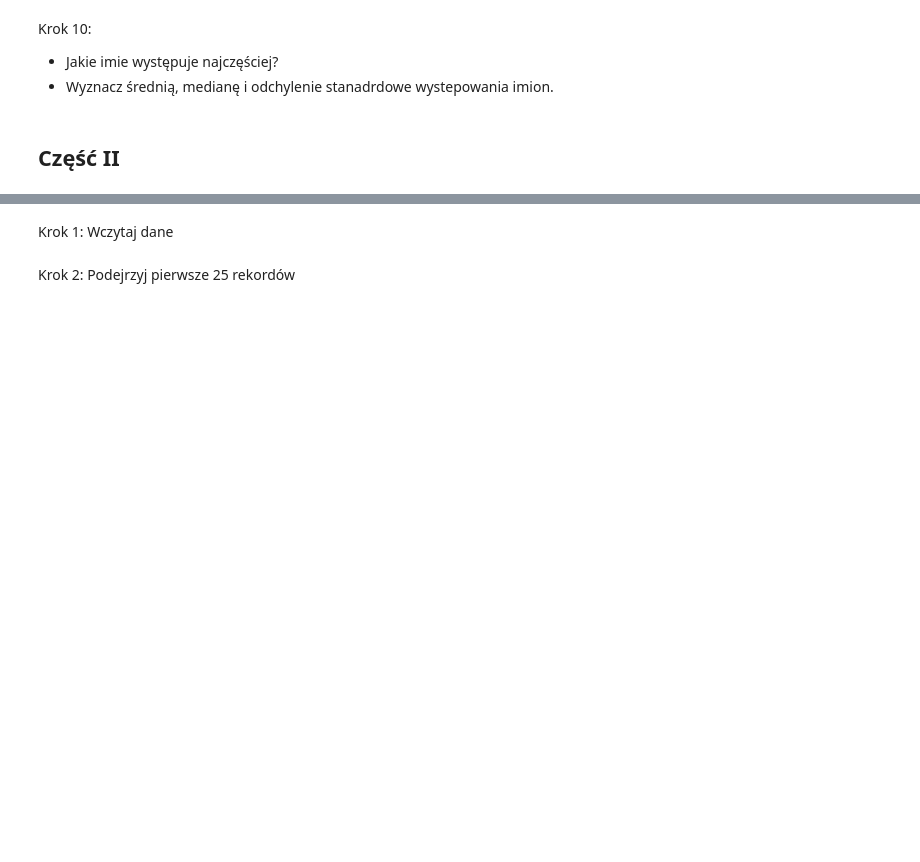
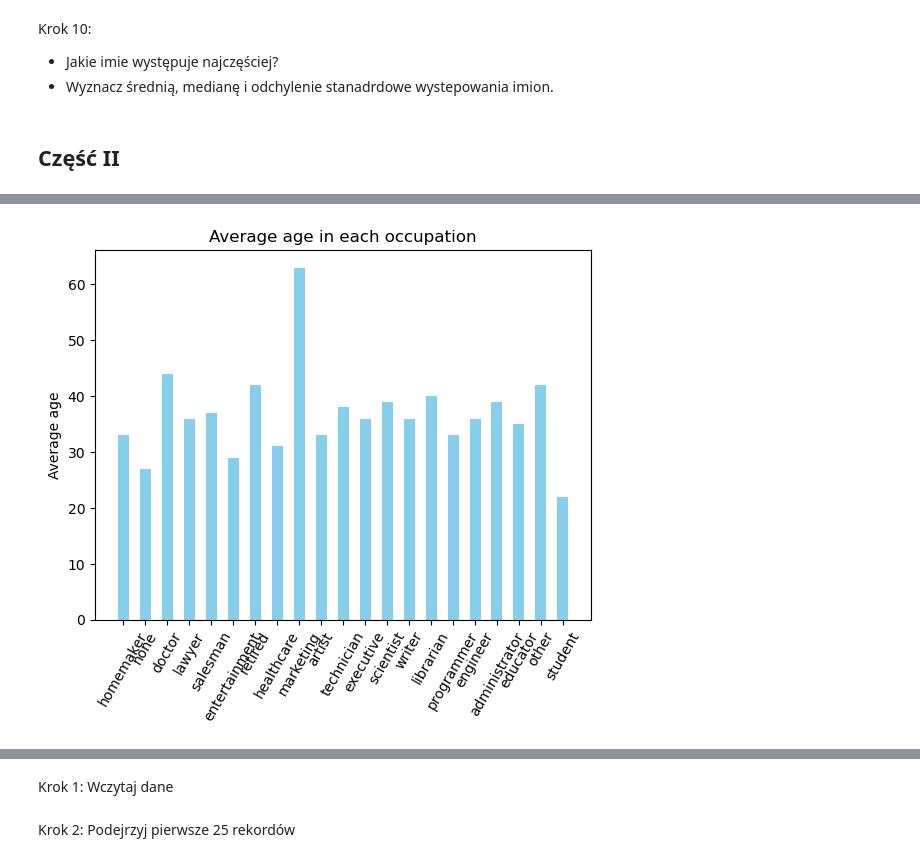
Before and after one commit to MariiaSaltykova/Saltykova_effective_python, a Jupyter notebook: lab12.ipynb, the cells around one changed output, grey strips where cells are left out. Saved outputs shown, nothing was run; the diff lists cells and outputs as text; code cells hidden in the pictures; blank space fills up the shorter version.

```diff
--- a/lab12.ipynb
+++ b/lab12.ipynb
@@ -205,0 +209,27 @@ Name: occupation, dtype: object
+# %%
+
+# 9
+occupation_age = ocupations['age'].groupby(ocupations['occupation'])
+occupation_age = occupation_age.sum().sort_values()
+
+average_age = []
+age = list(occupation_age.values)
+i = 0
+for occup in list(occupation_age.keys()):
+    count = ocupations['occupation'].value_counts()[occup]
+    average_age.append(round(age[i]/count))
+    i+=1
+
+# plot
+ind = np.arange(len(all_occupations))
+width = 0.5
+fig, ax = plt.subplots()
+rects1 = ax.bar(ind, average_age, width, color='SkyBlue')
+ax.set_ylabel('Average age')
+ax.set_title('Average age in each occupation')
+ax.set_xticks(ind)
+ax.set_xticklabels(all_occupations, rotation=60)
+
+plt.show()
+# %% [output]
+[figure, added]
```
Also changed, not shown: parts of 5 cells of this notebook.
